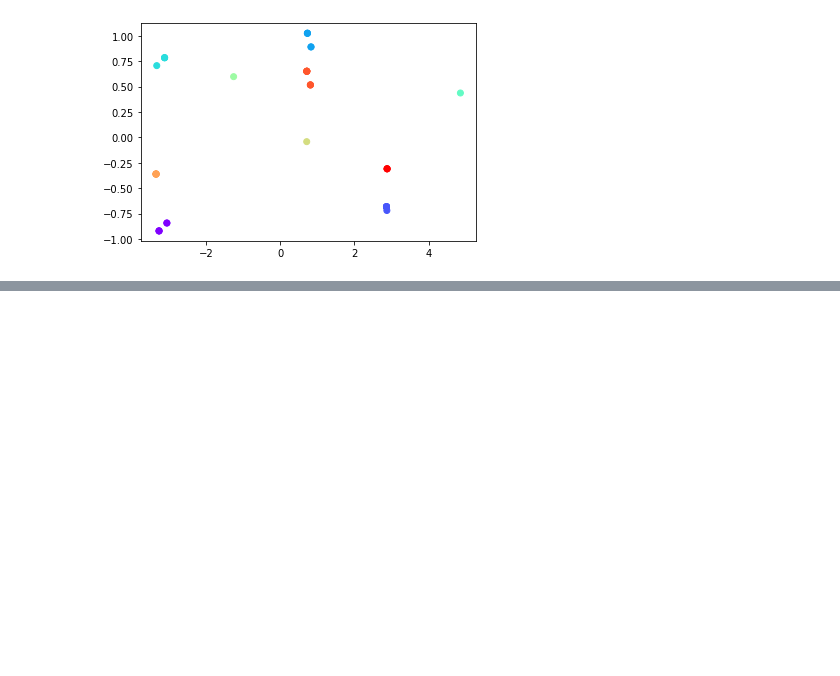
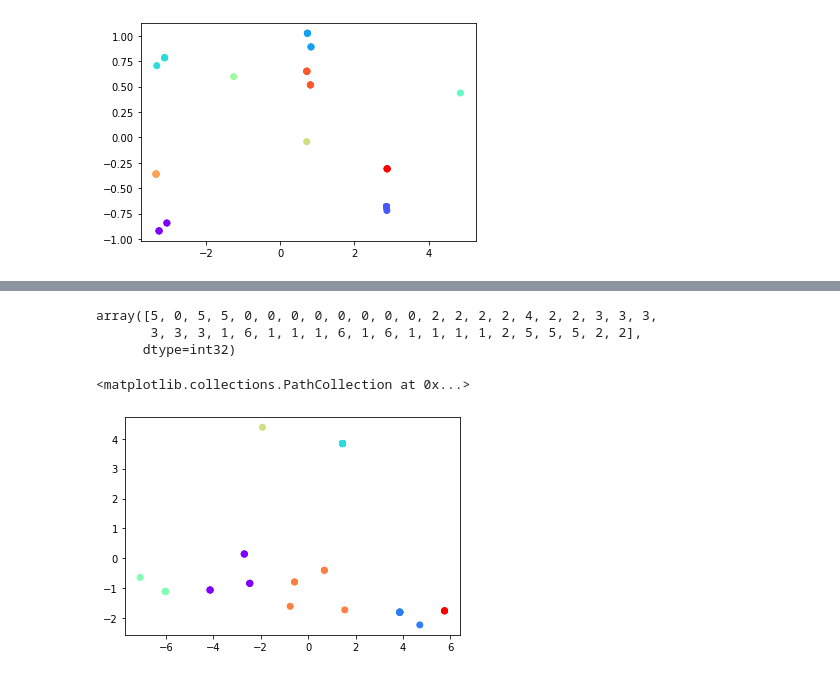
Before and after one commit to JumanaRahim/Lab, a Jupyter notebook: exp.no.5/PCA_and_LDA.ipynb, the cells around one changed output, grey strips where cells are left out. Drawn from its saved outputs; the diff is of its cells as text; code cells hidden in the pictures; blank space fills up the shorter version.

```diff
--- a/exp.no.5/PCA_and_LDA.ipynb
+++ b/exp.no.5/PCA_and_LDA.ipynb
@@ -116,0 +159,4 @@ plt.scatter(xaxis,yaxis,c=labels,cmap="rainbow")
+# %%
+from sklearn.cluster import KMeans
+model=KMeans(n_clusters=7,max_iter=300,random_state=0)
+model=model.fit(newdf)
@@ -116,0 +181,13 @@ plt.scatter(xaxis,yaxis,c=labels,cmap="rainbow")
+# %%
+labels=model.labels_
+labels
+# %% [output]
+array([5, 0, 5, 5, 0, 0, 0, 0, 0, 0, 0, 0, 2, 2, 2, 2, 4, 2, 2, 3, 3, 3,
+       3, 3, 3, 1, 6, 1, 1, 1, 6, 1, 6, 1, 1, 1, 1, 2, 5, 5, 5, 2, 2],
+      dtype=int32)
+# %%
+from matplotlib.pyplot import figure
+plt.scatter(Xaxis,Yaxis,c=labels,cmap='rainbow')
+# %% [output]
+<matplotlib.collections.PathCollection at 0x...>
+[figure, added]
```
Also changed, not shown: parts of 9 cells of this notebook.
